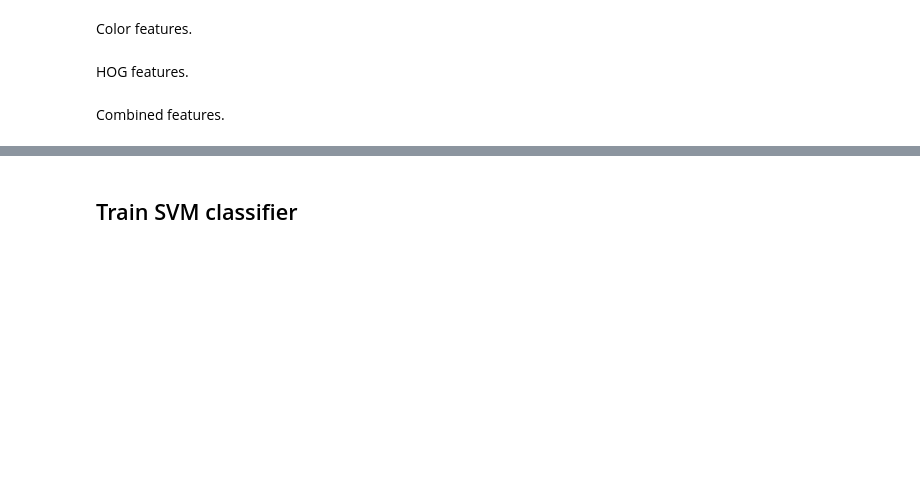
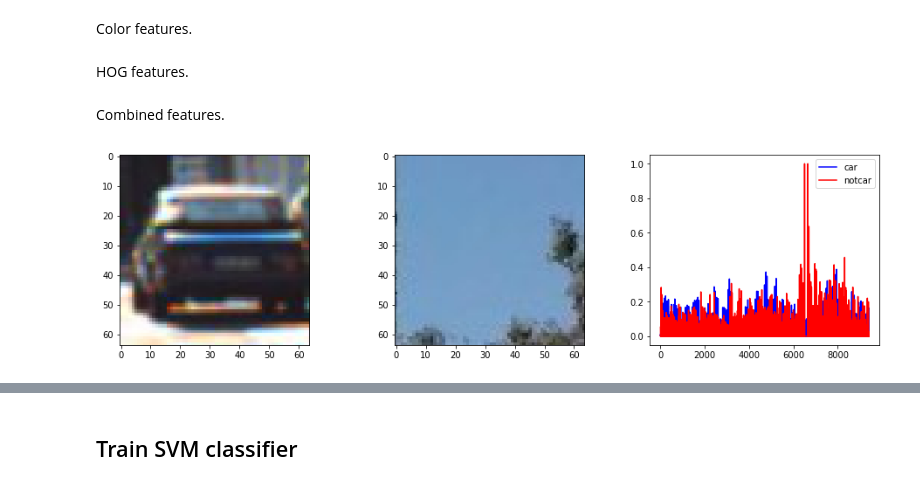
Before and after one commit to lei-zhang-code/CarND-Vehicle-Detection, a Jupyter notebook: vehicle_detection.ipynb, the cells around one changed output, grey strips where cells are left out. Drawn from its saved outputs; the diff is of its cells as text; code cells hidden in the pictures; blank space fills up the shorter version.

```diff
--- a/vehicle_detection.ipynb
+++ b/vehicle_detection.ipynb
@@ -108,3 +108,30 @@ def extract_features(imgs, cspace='RGB', spatial_size=(32, 32), hist_bins=32, hi
         features.append(np.concatenate((spatial_features, hist_features, hog_features)))
     # Return list of feature vectors
     return features
+# %%
+car_raw = mpimg.imread('data/vehicles_smallset/cars1/1.jpeg')
+notcar_raw = mpimg.imread('data/non-vehicles_smallset/notcars1/extra00.jpeg')
+car = cv2.cvtColor(car_raw, cv2.COLOR_RGB2YCrCb)
+notcar = cv2.cvtColor(notcar_raw, cv2.COLOR_RGB2YCrCb)
+
+
+def all_channel_hog_features(feature_image, orient=16, pix_per_cell=8,
+                             cell_per_block=2):
+    hog_features = []
+    for channel in range(feature_image.shape[2]):
+        hog_features.append(get_hog_features(feature_image[:,:,channel],
+                            orient, pix_per_cell, cell_per_block,
+                            vis=False, feature_vec=True))
+    return hog_features
+
+car_features = all_channel_hog_features(car)
+notcar_features = all_channel_hog_features(notcar)
+fig, (ax1, ax2, ax3) = plt.subplots(1, 3, figsize=(16, 4))
+ax1.imshow(car_raw)
+ax2.imshow(notcar_raw)
+ax3.plot(np.array(car_features).ravel(), 'b', label='car')
+ax3.plot(np.array(notcar_features).ravel(), 'r', label='notcar')
+ax3.legend()
+fig.savefig('hog_car_vs_notcar.png')
+# %% [output]
+[figure, added]
```
Also changed, not shown: parts of 7 cells of this notebook, 10 other files.
